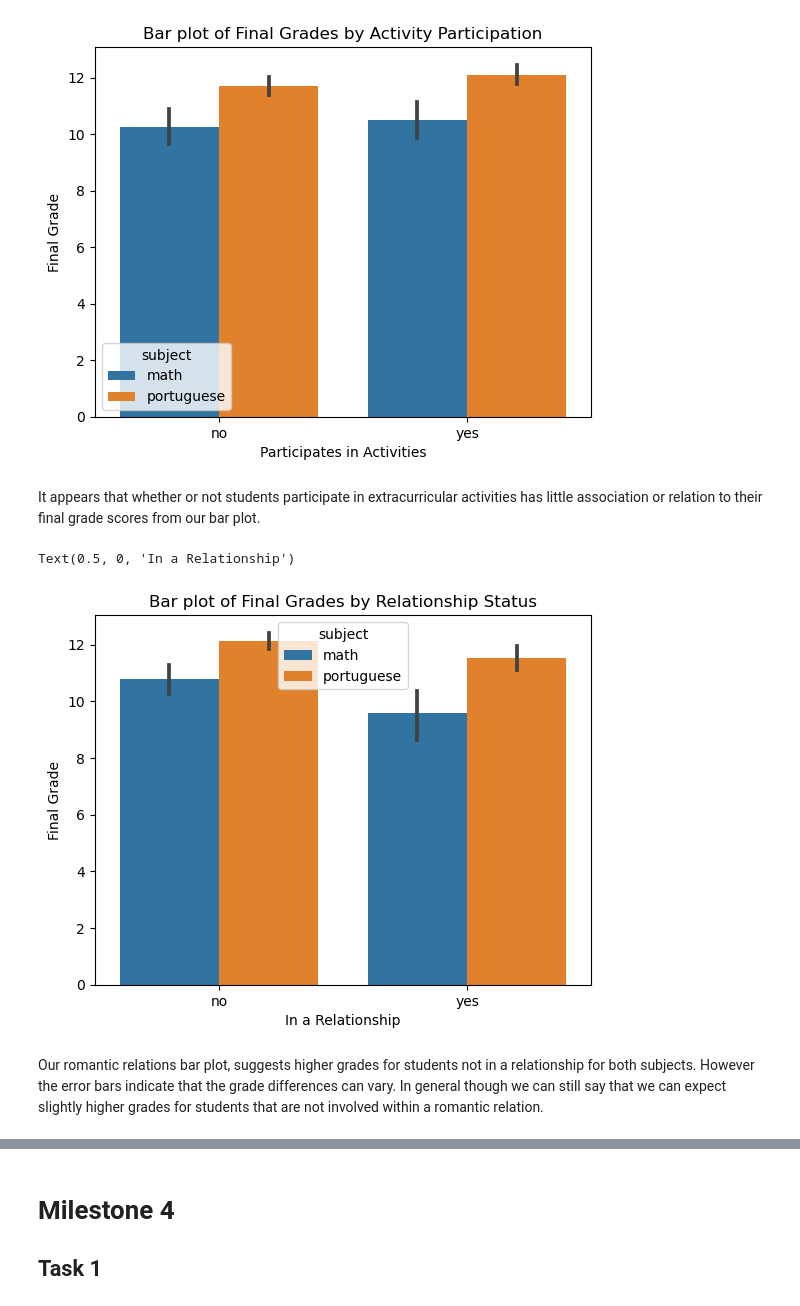
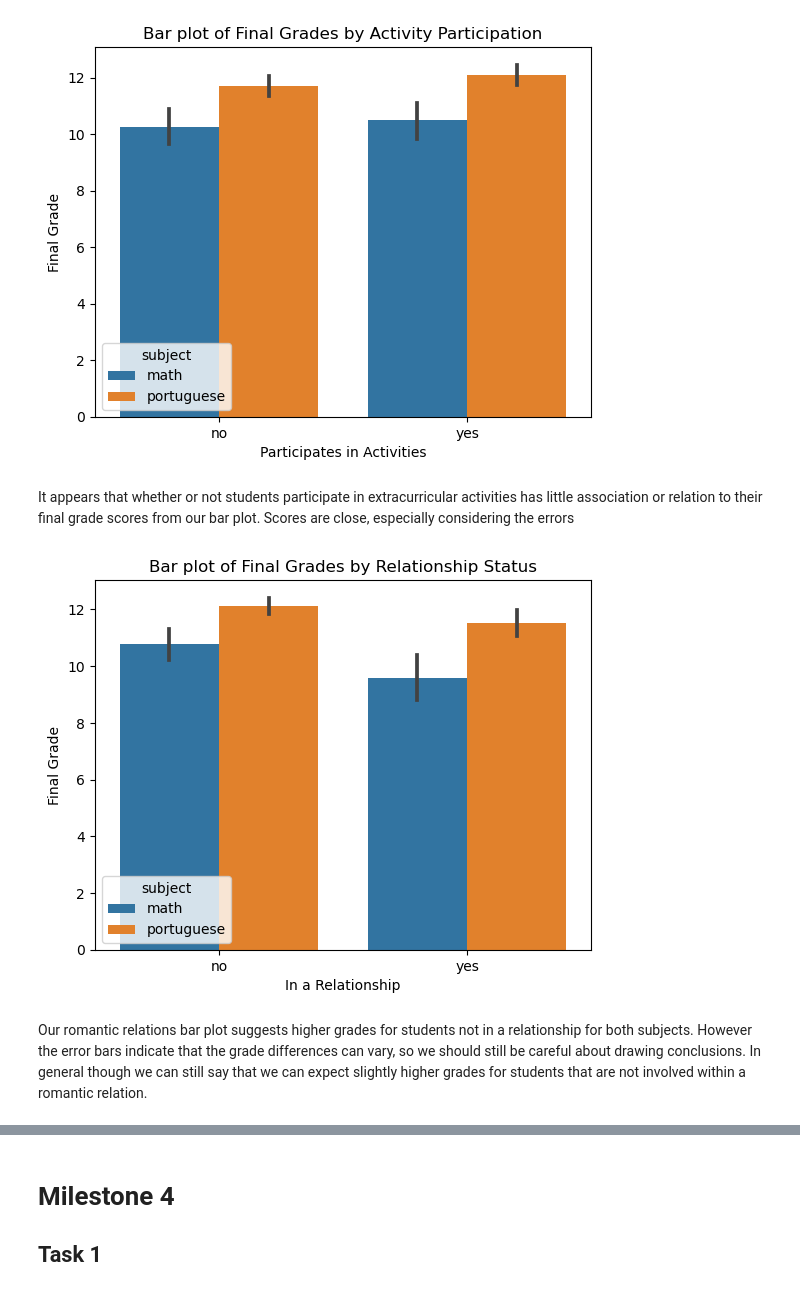
Before and after one commit to ubco-W2022T1-cosc301/project-group05, a Jupyter notebook: notebooks/analysis2.ipynb, the cells around one changed output, grey strips where cells are left out. Drawn from its saved outputs; the diff is of its cells as text; code cells hidden in the pictures.

```diff
--- a/notebooks/analysis2.ipynb
+++ b/notebooks/analysis2.ipynb
@@ -441,9 +442,11 @@ Looks like the function completes my Analysis Pipeline as intended.
 
 #### Re-evaluating previous plots and restating conclusions with cleaned data.
 # %%
+export_path = "../analysis2"
 sns.pointplot(data=clean_df, x="free_time", y="final_grade", hue= "subject",  dodge=True)
 
 plt.title('Point plot of Final Grades by Level of Freetime')
 plt.ylabel('Final Grade')
 plt.xlabel('Free Time After School (1 - very low to 5 - very high)')
+plt.savefig(export_path + "_fig1.png")
 # %% [output]
@@ -490,16 +495,17 @@ plt.xlabel('Participates in Activities')
 Text(0.5, 0, 'Participates in Activities')
 [figure]
 # %% [markdown]
-It appears that whether or not students participate in extracurricular activities has little association or relation to their final grade scores from our bar plot.
+It appears that whether or not students participate in extracurricular activities has little association or relation to their final grade scores from our bar plot. Scores are close, especially considering the errors
 # %%
-sns.barplot(x ='romantic', y ='final_grade', data = clean_df, hue ='subject')
+ax = sns.barplot(x ='romantic', y ='final_grade', data = clean_df, hue ='subject')
 plt.title('Bar plot of Final Grades by Relationship Status')
 plt.ylabel('Final Grade')
 plt.xlabel('In a Relationship')
+sns.move_legend(ax, "lower left")
+plt.savefig(export_path + "_fig3.png")
 # %% [output]
-Text(0.5, 0, 'In a Relationship')
-[figure, old version]
+[figure, new version]
 # %% [markdown]
-Our romantic relations bar plot, suggests higher grades for students not in a relationship for both subjects. However the error bars indicate that the grade differences can vary. In general though we can still say that we can expect slightly higher grades for students that are not involved within a romantic relation.
+Our romantic relations bar plot suggests higher grades for students not in a relationship for both subjects. However the error bars indicate that the grade differences can vary, so we should still be careful about drawing conclusions. In general though we can still say that we can expect slightly higher grades for students that are not involved within a romantic relation.
 # %% [markdown]
 #### In summary
```
Also changed, not shown: parts of 9 cells of this notebook.
